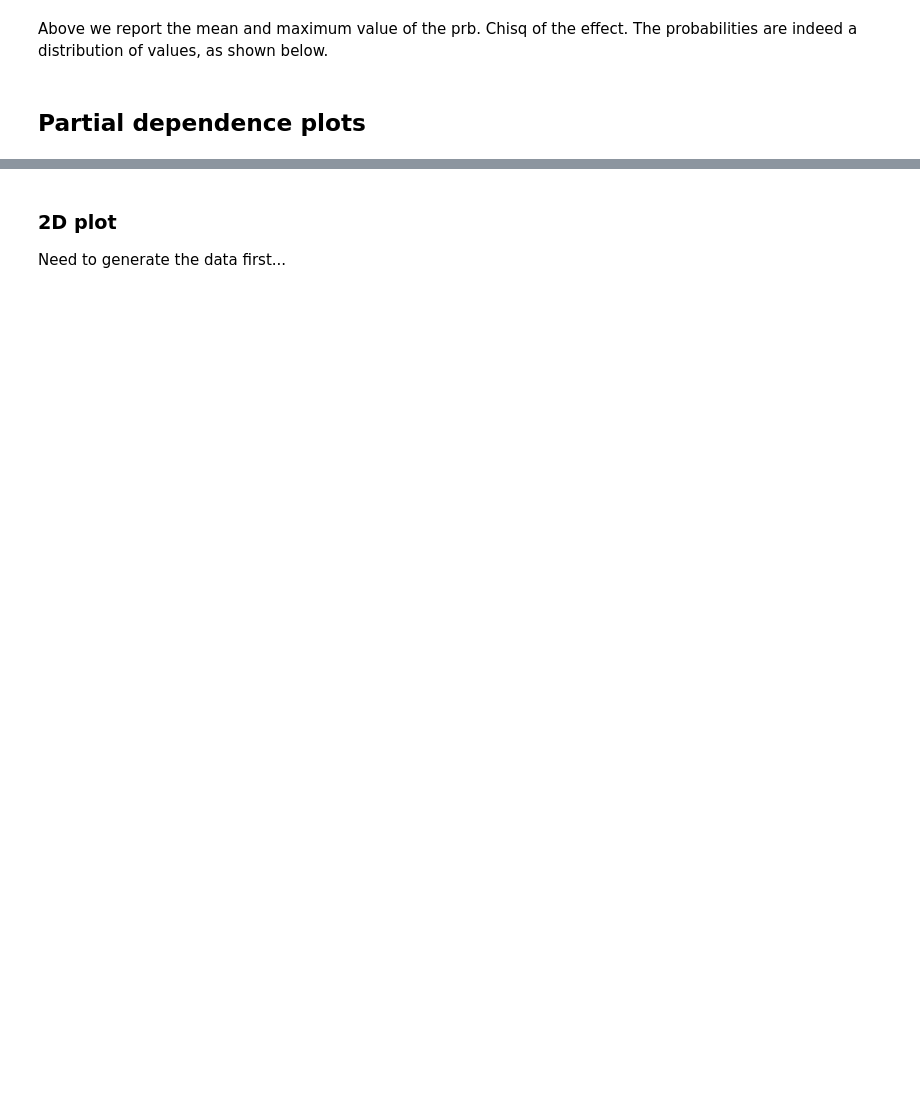
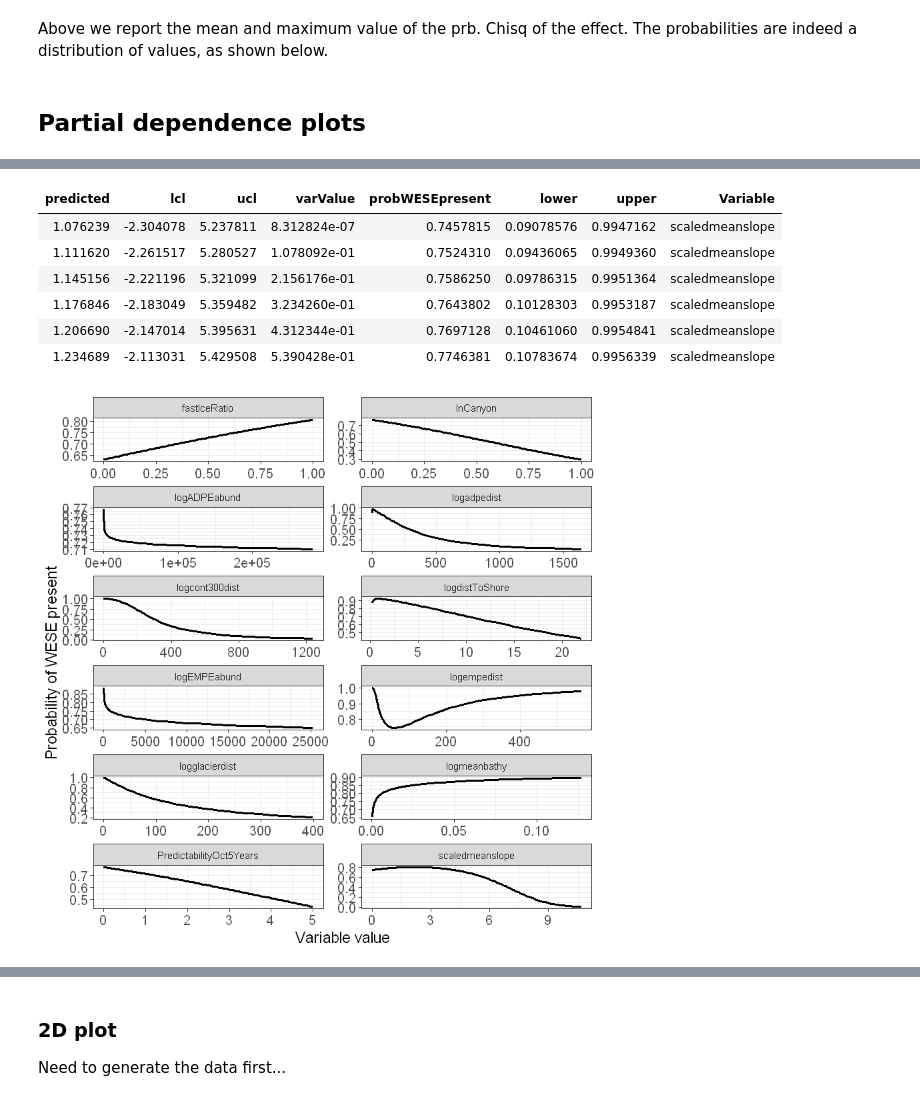
Before and after one commit to pointblue/ContinentalWESEestimates, a Jupyter notebook: notebooks/ContinentalWESE_regressionAnalyses.ipynb, the cells around one changed output, grey strips where cells are left out. Cells and saved outputs as stored; diff of their text form; code cells hidden in the pictures; blank space fills up the shorter version.

```diff
--- a/notebooks/ContinentalWESE_regressionAnalyses.ipynb
+++ b/notebooks/ContinentalWESE_regressionAnalyses.ipynb
@@ -365,0 +355,39 @@ A data.frame: 6 × 6
+# %%
+## Plot all the model variables that are not factors, for the Ross Sea
+allvardata<-data.frame()
+for(vv in varDesc$var){
+    if(!vv %in% c("Region","adpepresent","empepresent")){
+        newdata<-getNewData(varDesc=varDesc,pdvars=vv,useMedian=TRUE,
+                    factorvals=data.frame(name=c("adpepresent","empepresent","Region"),value=c("yes","yes","Ross Sea")))
+        pddata<-getpdData(reslst=reslst,newdata=newdata,pdvars=vv,type="glm")
+        if(grepl("log",vv)){
+            pddata$varValue<-exp(pddata[,vv])
+            if(grepl("dist",vv)){pddata$varValue<-pddata$varValue/1000}
+        }else{
+            pddata$varValue<-pddata[,vv]
+        }
+        pddata$probWESEpresent<-exp(pddata$predicted)/(1+exp(pddata$predicted))
+        pddata$lower<-exp(pddata$lcl)/(1+exp(pddata$lcl))
+        pddata$upper<-exp(pddata$ucl)/(1+exp(pddata$ucl))
+        pddata$Variable<-vv
+        pddata<-pddata[,which(names(pddata)!=vv)]
+        allvardata<-rbind(allvardata,pddata)
+    }
+}
+
+head(allvardata)
+ggplot(allvardata,aes(x=varValue,y=probWESEpresent)) +
+    geom_line(size=1) + labs(x="Variable value",y="Probability of WESE present") +
+    #geom_ribbon(aes(ymin=lower,ymax=upper),fill="light gray",alpha=0.5) +
+    #scale_x_continuous(limits=c(0,50)) +
+    theme_bw() + theme(axis.text=element_text(size=12), axis.title=element_text(size=14)) +
+    facet_wrap(~Variable,ncol=2,scales="free")
+# %% [output]
+| predicted | lcl | ucl | varValue | probWESEpresent | lower | upper | Variable |
+| 1.076239 | -2.304078 | 5.237811 | 8.312824e-07 | 0.7457815 | 0.09078576 | 0.9947162 | scaledmeanslope |
+| 1.111620 | -2.261517 | 5.280527 | 1.078092e-01 | 0.7524310 | 0.09436065 | 0.9949360 | scaledmeanslope |
+| 1.145156 | -2.221196 | 5.321099 | 2.156176e-01 | 0.7586250 | 0.09786315 | 0.9951364 | scaledmeanslope |
+| 1.176846 | -2.183049 | 5.359482 | 3.234260e-01 | 0.7643802 | 0.10128303 | 0.9953187 | scaledmeanslope |
+| 1.206690 | -2.147014 | 5.395631 | 4.312344e-01 | 0.7697128 | 0.10461060 | 0.9954841 | scaledmeanslope |
+| 1.234689 | -2.113031 | 5.429508 | 5.390428e-01 | 0.7746381 | 0.10783674 | 0.9956339 | scaledmeanslope |
+[figure, added]
```
Also changed, not shown: parts of 9 cells of this notebook, 1 other file.
